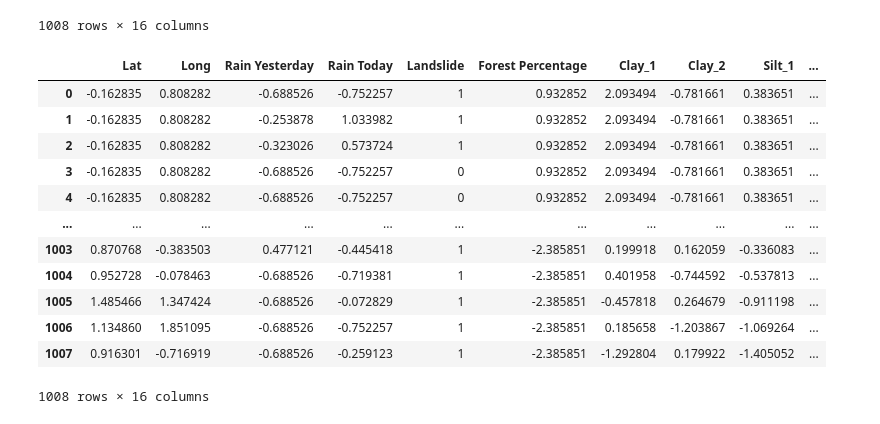
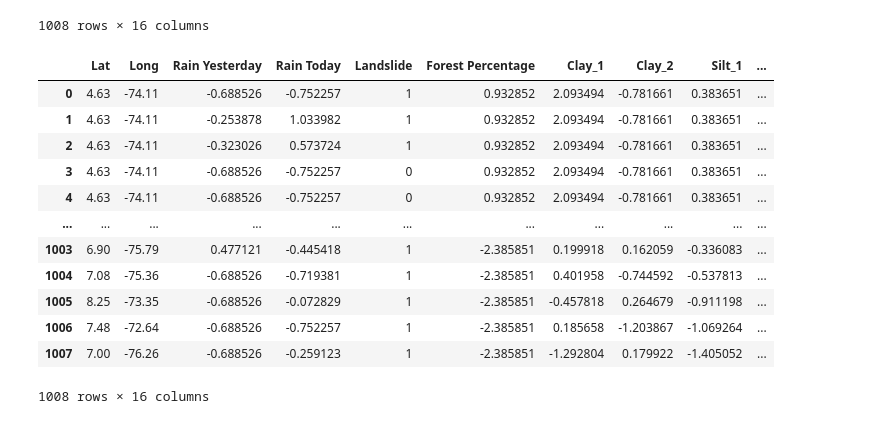
Before and after one commit to ryandschaefer/colombia-landslides, a Jupyter notebook: src/data_collection.ipynb, the cells around one changed output. Drawn from its saved outputs; the diff is of its cells as text; code cells hidden in the pictures.

```diff
--- a/src/data_collection.ipynb
+++ b/src/data_collection.ipynb
@@ -644,23 +644,23 @@ df
 | 1007 | 7.00 | -76.26 | 0.0 | 4.5 | 1 | 53.305011 | -52.752635 | 3.516703 | -38.615257 | ... |
 1008 rows × 16 columns
 # %%
-cols = [ x for x in df.columns if x != "Landslide"]
+cols = [ x for x in df.columns if x not in  ["Landslide", "Lat", "Long"]]
 scaler = StandardScaler()
 df[cols] = scaler.fit_transform(df[cols])
 df
 # %% [output]
 |  | Lat | Long | Rain Yesterday | Rain Today | Landslide | Forest Percentage | Clay_1 | Clay_2 | Silt_1 | ... |
-| 0 | -0.162835 | 0.808282 | -0.688526 | -0.752257 | 1 | 0.932852 | 2.093494 | -0.781661 | 0.383651 | ... |
-| 1 | -0.162835 | 0.808282 | -0.253878 | 1.033982 | 1 | 0.932852 | 2.093494 | -0.781661 | 0.383651 | ... |
-| 2 | -0.162835 | 0.808282 | -0.323026 | 0.573724 | 1 | 0.932852 | 2.093494 | -0.781661 | 0.383651 | ... |
-| 3 | -0.162835 | 0.808282 | -0.688526 | -0.752257 | 0 | 0.932852 | 2.093494 | -0.781661 | 0.383651 | ... |
-| 4 | -0.162835 | 0.808282 | -0.688526 | -0.752257 | 0 | 0.932852 | 2.093494 | -0.781661 | 0.383651 | ... |
+| 0 | 4.63 | -74.11 | -0.688526 | -0.752257 | 1 | 0.932852 | 2.093494 | -0.781661 | 0.383651 | ... |
+| 1 | 4.63 | -74.11 | -0.253878 | 1.033982 | 1 | 0.932852 | 2.093494 | -0.781661 | 0.383651 | ... |
+| 2 | 4.63 | -74.11 | -0.323026 | 0.573724 | 1 | 0.932852 | 2.093494 | -0.781661 | 0.383651 | ... |
+| 3 | 4.63 | -74.11 | -0.688526 | -0.752257 | 0 | 0.932852 | 2.093494 | -0.781661 | 0.383651 | ... |
+| 4 | 4.63 | -74.11 | -0.688526 | -0.752257 | 0 | 0.932852 | 2.093494 | -0.781661 | 0.383651 | ... |
 | ... | ... | ... | ... | ... | ... | ... | ... | ... | ... | ... |
-| 1003 | 0.870768 | -0.383503 | 0.477121 | -0.445418 | 1 | -2.385851 | 0.199918 | 0.162059 | -0.336083 | ... |
-| 1004 | 0.952728 | -0.078463 | -0.688526 | -0.719381 | 1 | -2.385851 | 0.401958 | -0.744592 | -0.537813 | ... |
-| 1005 | 1.485466 | 1.347424 | -0.688526 | -0.072829 | 1 | -2.385851 | -0.457818 | 0.264679 | -0.911198 | ... |
-| 1006 | 1.134860 | 1.851095 | -0.688526 | -0.752257 | 1 | -2.385851 | 0.185658 | -1.203867 | -1.069264 | ... |
-| 1007 | 0.916301 | -0.716919 | -0.688526 | -0.259123 | 1 | -2.385851 | -1.292804 | 0.179922 | -1.405052 | ... |
+| 1003 | 6.90 | -75.79 | 0.477121 | -0.445418 | 1 | -2.385851 | 0.199918 | 0.162059 | -0.336083 | ... |
+| 1004 | 7.08 | -75.36 | -0.688526 | -0.719381 | 1 | -2.385851 | 0.401958 | -0.744592 | -0.537813 | ... |
+| 1005 | 8.25 | -73.35 | -0.688526 | -0.072829 | 1 | -2.385851 | -0.457818 | 0.264679 | -0.911198 | ... |
+| 1006 | 7.48 | -72.64 | -0.688526 | -0.752257 | 1 | -2.385851 | 0.185658 | -1.203867 | -1.069264 | ... |
+| 1007 | 7.00 | -76.26 | -0.688526 | -0.259123 | 1 | -2.385851 | -1.292804 | 0.179922 | -1.405052 | ... |
 1008 rows × 16 columns
 # %%
 df.to_csv("../datasets/lanslides_processed.csv", index = False)
```
Also changed, not shown: 2 other files.
